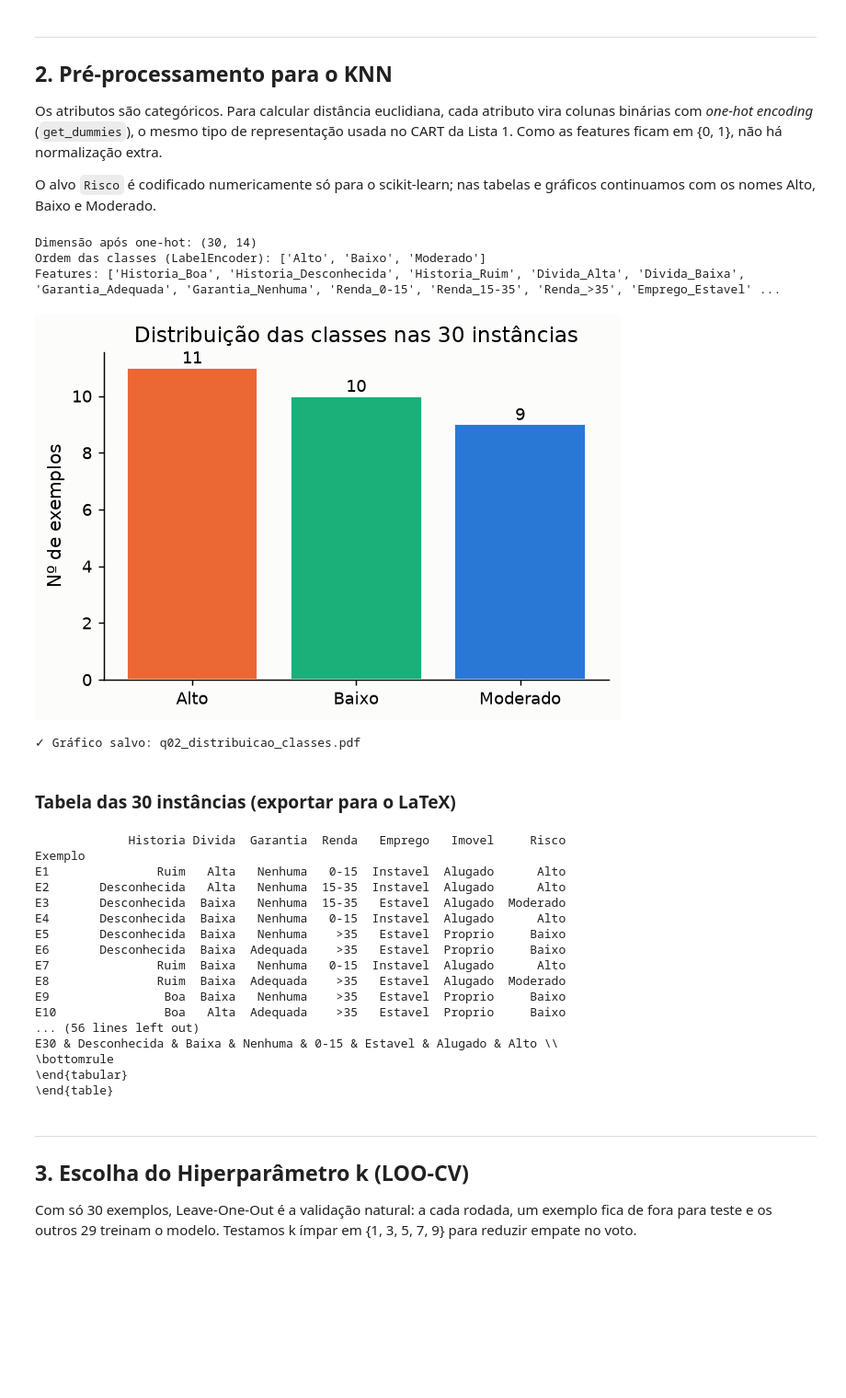
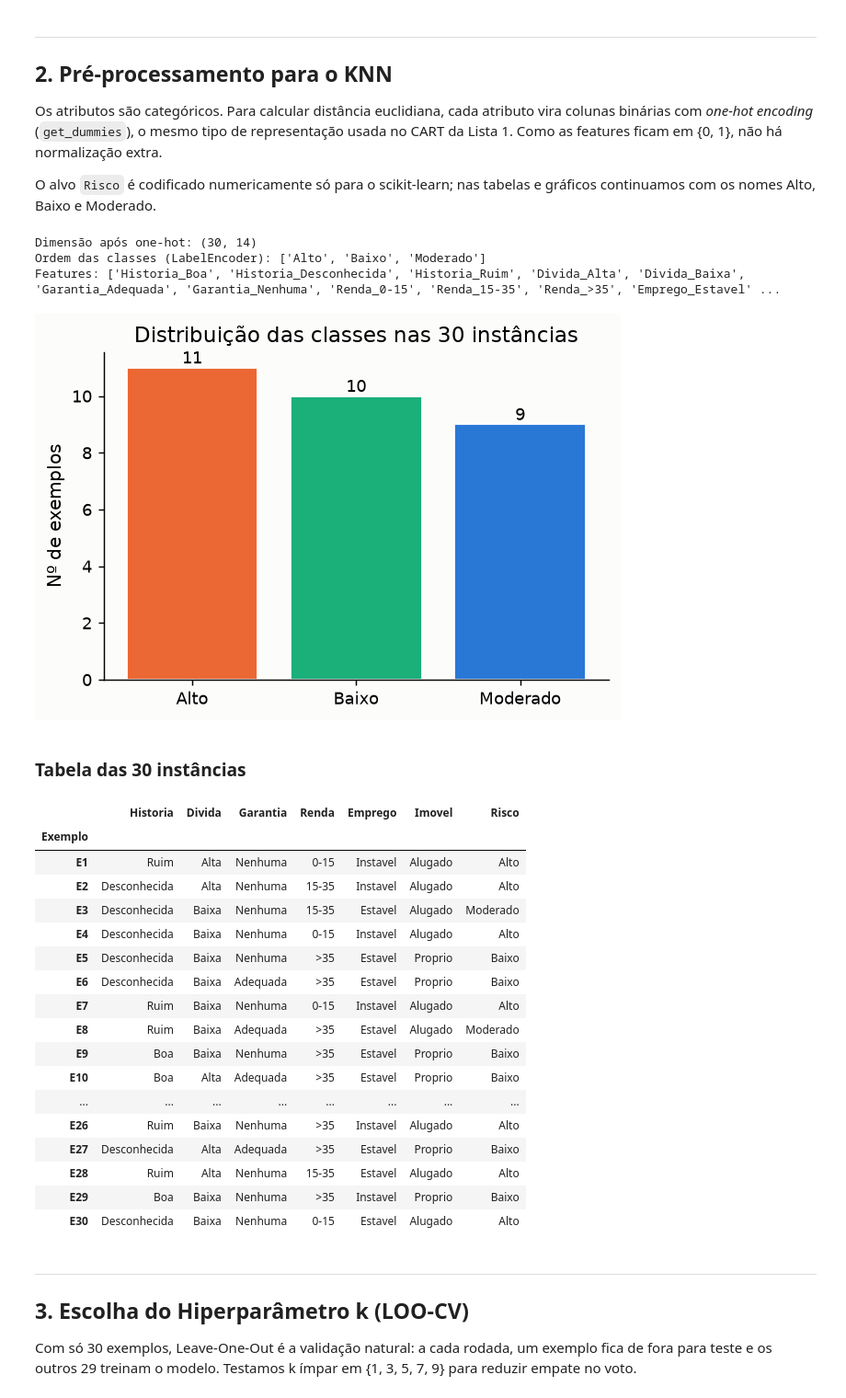
Before and after one commit to brunog2/lista2-ia-ufal, a Jupyter notebook: src/q02_knn/q02_knn.ipynb, the cells around one changed output. Shown at 92% size. Cells and saved outputs as stored; diff of their text form; code cells hidden in the pictures; blank space fills up the shorter version.

Commit message:
refactor: remove scaffolding de export LaTeX/Overleaf do notebook Q2
Co-authored-by: Cursor <cursoragent@cursor.com>

```diff
--- a/src/q02_knn/q02_knn.ipynb
+++ b/src/q02_knn/q02_knn.ipynb
@@ -174,44 +164,37 @@ ax.set_title('Distribuição das classes nas 30 instâncias')
 for i, v in enumerate(counts.values):
     ax.text(i, v + 0.15, str(v), ha='center')
 plt.tight_layout()
-salvar(fig, 'q02_distribuicao_classes.pdf')
 plt.show()
-print('✓ Gráfico salvo: q02_distribuicao_classes.pdf')
 # %% [output]
 Dimensão após one-hot: (30, 14)
 Ordem das classes (LabelEncoder): ['Alto', 'Baixo', 'Moderado']
 Features: ['Historia_Boa', 'Historia_Desconhecida', 'Historia_Ruim', 'Divida_Alta', 'Divida_Baixa', 'Garantia_Adequada', 'Garantia_Nenhuma', 'Renda_0-15', 'Renda_15-35', 'Renda_>35', 'Emprego_Estavel' ...
 [figure]
-✓ Gráfico salvo: q02_distribuicao_classes.pdf
 # %% [markdown]
-### Tabela das 30 instâncias (exportar para o LaTeX)
+### Tabela das 30 instâncias
 # %%
 df_export = df30.copy()
 df_export.index.name = 'Exemplo'
-print(df_export.to_string())
-print()
-print(df_export.reset_index().to_latex(
-    index=False,
-    caption='As 30 instâncias de risco de crédito (Lista 1)',
-))
+df_export
 # %% [output]
-             Historia Divida  Garantia  Renda   Emprego   Imovel     Risco
-Exemplo
-E1               Ruim   Alta   Nenhuma   0-15  Instavel  Alugado      Alto
-E2       Desconhecida   Alta   Nenhuma  15-35  Instavel  Alugado      Alto
-E3       Desconhecida  Baixa   Nenhuma  15-35   Estavel  Alugado  Moderado
-E4       Desconhecida  Baixa   Nenhuma   0-15  Instavel  Alugado      Alto
-E5       Desconhecida  Baixa   Nenhuma    >35   Estavel  Proprio     Baixo
-E6       Desconhecida  Baixa  Adequada    >35   Estavel  Proprio     Baixo
-E7               Ruim  Baixa   Nenhuma   0-15  Instavel  Alugado      Alto
-E8               Ruim  Baixa  Adequada    >35   Estavel  Alugado  Moderado
-E9                Boa  Baixa   Nenhuma    >35   Estavel  Proprio     Baixo
-E10               Boa   Alta  Adequada    >35   Estavel  Proprio     Baixo
-... (56 lines left out)
-E30 & Desconhecida & Baixa & Nenhuma & 0-15 & Estavel & Alugado & Alto \\
-\bottomrule
-\end{tabular}
-\end{table}
+|  | Historia | Divida | Garantia | Renda | Emprego | Imovel | Risco |
+| Exemplo |  |  |  |  |  |  |  |
+| E1 | Ruim | Alta | Nenhuma | 0-15 | Instavel | Alugado | Alto |
+| E2 | Desconhecida | Alta | Nenhuma | 15-35 | Instavel | Alugado | Alto |
+| E3 | Desconhecida | Baixa | Nenhuma | 15-35 | Estavel | Alugado | Moderado |
+| E4 | Desconhecida | Baixa | Nenhuma | 0-15 | Instavel | Alugado | Alto |
+| E5 | Desconhecida | Baixa | Nenhuma | >35 | Estavel | Proprio | Baixo |
+| E6 | Desconhecida | Baixa | Adequada | >35 | Estavel | Proprio | Baixo |
+| E7 | Ruim | Baixa | Nenhuma | 0-15 | Instavel | Alugado | Alto |
+| E8 | Ruim | Baixa | Adequada | >35 | Estavel | Alugado | Moderado |
+| E9 | Boa | Baixa | Nenhuma | >35 | Estavel | Proprio | Baixo |
+| E10 | Boa | Alta | Adequada | >35 | Estavel | Proprio | Baixo |
+| ... | ... | ... | ... | ... | ... | ... | ... |
+| E26 | Ruim | Baixa | Nenhuma | >35 | Instavel | Alugado | Alto |
+| E27 | Desconhecida | Alta | Adequada | >35 | Estavel | Proprio | Baixo |
+| E28 | Ruim | Alta | Nenhuma | 15-35 | Estavel | Alugado | Alto |
+| E29 | Boa | Baixa | Nenhuma | >35 | Instavel | Proprio | Baixo |
+| E30 | Desconhecida | Baixa | Nenhuma | 0-15 | Estavel | Alugado | Alto |
 # %% [markdown]
 ---
 ## 3. Escolha do Hiperparâmetro k (LOO-CV)
```
Also changed, not shown: parts of 6 cells of this notebook.
